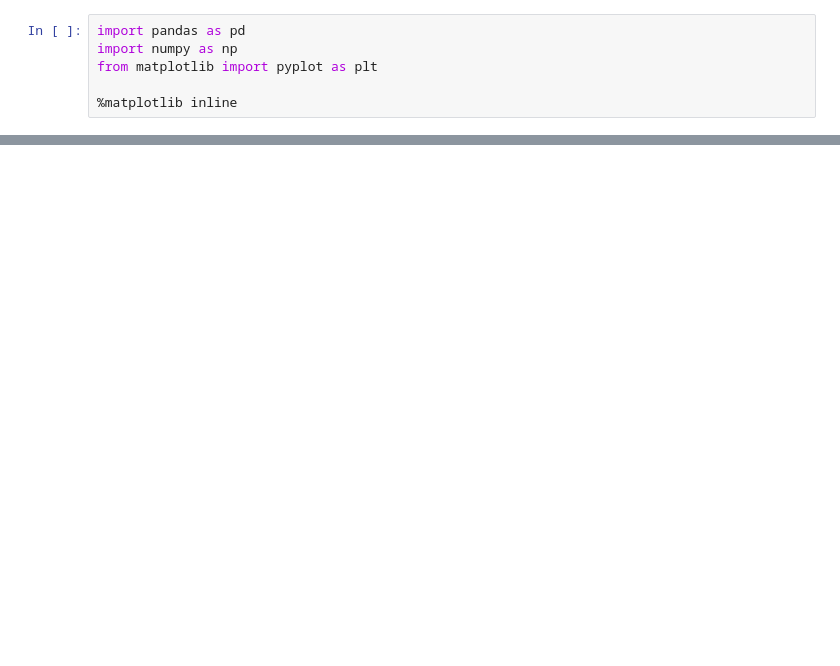
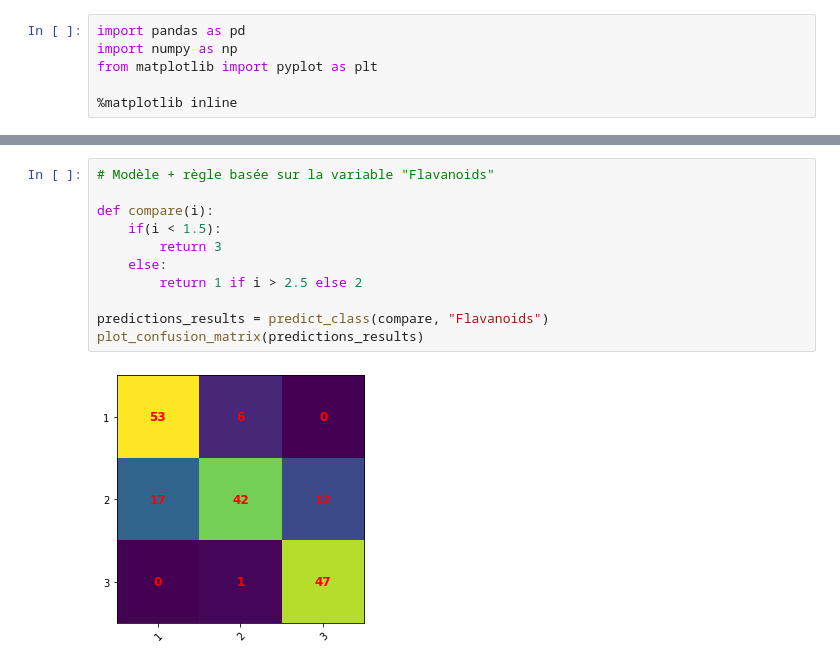
Before and after one commit to KevinFerati/LaboISD, a Jupyter notebook: 4 - Apprentissage supervisé/Ferati_Ganty_ISD_TP4.ipynb, the cells around one changed output, grey strips where cells are left out. Cells and saved outputs as stored; diff of their text form; blank space fills up the shorter version.

```diff
--- a/4 - Apprentissage supervisé/Ferati_Ganty_ISD_TP4.ipynb
+++ b/4 - Apprentissage supervisé/Ferati_Ganty_ISD_TP4.ipynb
@@ -26,0 +116,13 @@ raw_data
+# %%
+# Modèle + règle basée sur la variable "Flavanoids"
+
+def compare(i):
+    if(i < 1.5):
+        return 3
+    else:
+        return 1 if i > 2.5 else 2
+
+predictions_results = predict_class(compare, "Flavanoids")
+plot_confusion_matrix(predictions_results)
+# %% [output]
+[figure, added]
```
Also changed, not shown: parts of 19 cells of this notebook.
